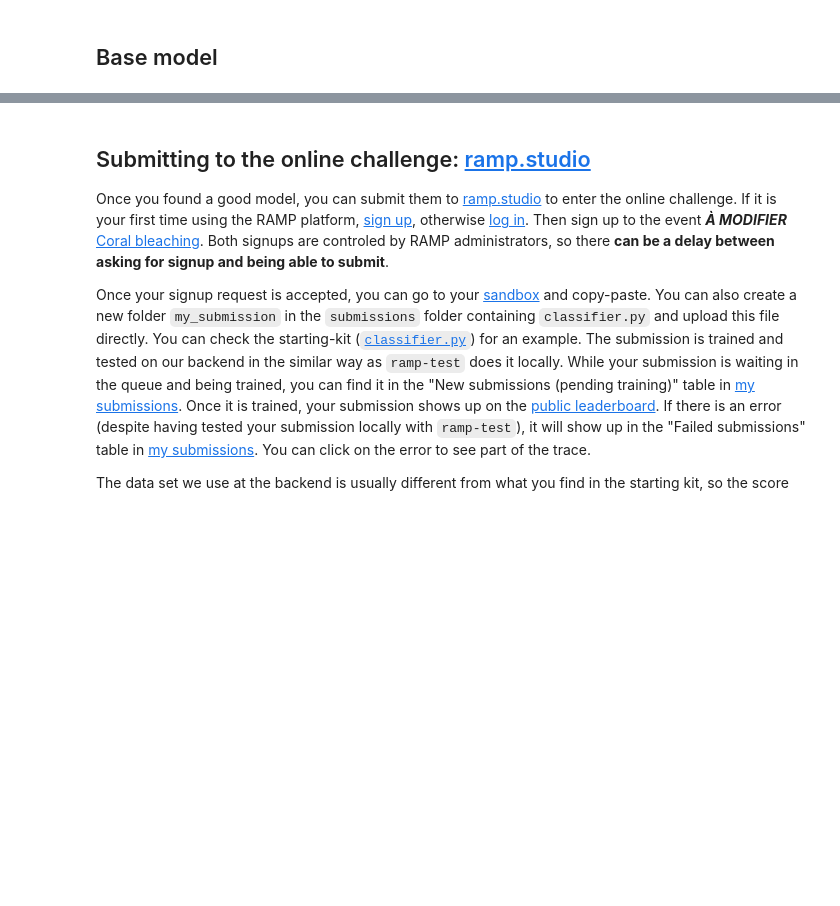
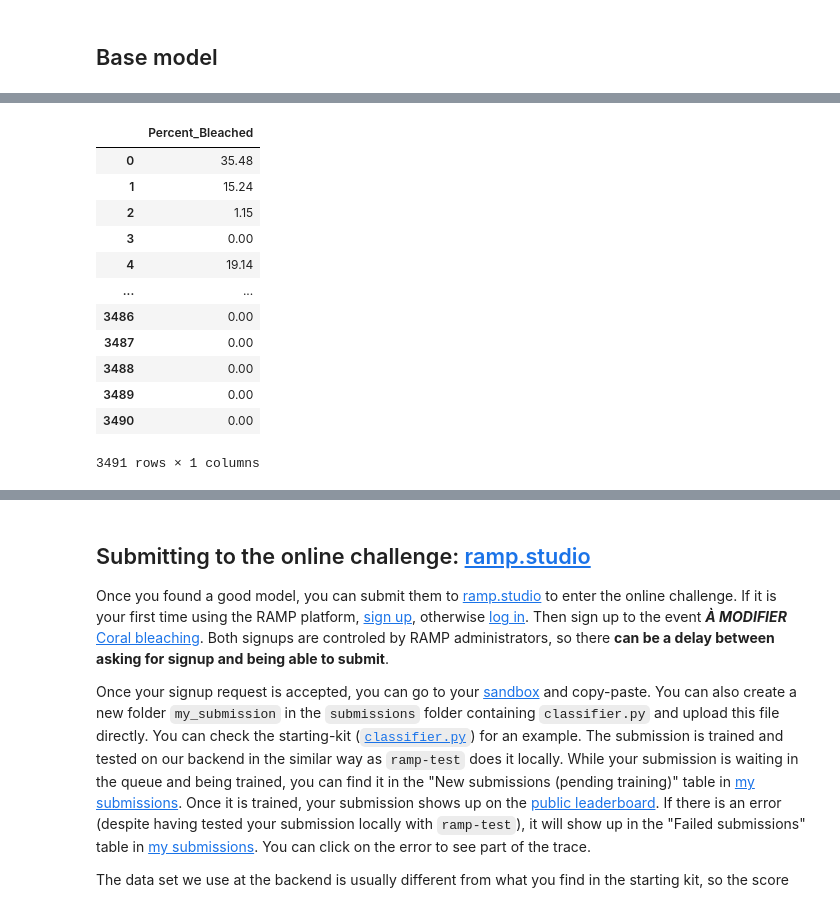
Before and after one commit to AlexisMichalowski/DC_Coral, a Jupyter notebook: coral_bleaching_starting_kit.ipynb, the cells around one changed output, grey strips where cells are left out. Saved outputs shown, nothing was run; the diff lists cells and outputs as text; code cells hidden in the pictures; blank space fills up the shorter version.

```diff
--- a/coral_bleaching_starting_kit.ipynb
+++ b/coral_bleaching_starting_kit.ipynb
@@ -81,0 +114,21 @@ import seaborn as sns
+# %%
+# We only keep The percent bleached data
+test_df = pd.read_csv('./data/test.csv',sep=";")
+test_df = test_df.iloc[:, 2:]
+
+X_test_df = test_df.loc[:, ['Percent_Bleached']]
+X_test_df
+# %% [output]
+|  | Percent_Bleached |
+| 0 | 35.48 |
+| 1 | 15.24 |
+| 2 | 1.15 |
+| 3 | 0.00 |
+| 4 | 19.14 |
+| ... | ... |
+| 3486 | 0.00 |
+| 3487 | 0.00 |
+| 3488 | 0.00 |
+| 3489 | 0.00 |
+| 3490 | 0.00 |
+3491 rows × 1 columns
```
Also changed, not shown: parts of 22 cells of this notebook, 4 other files.
